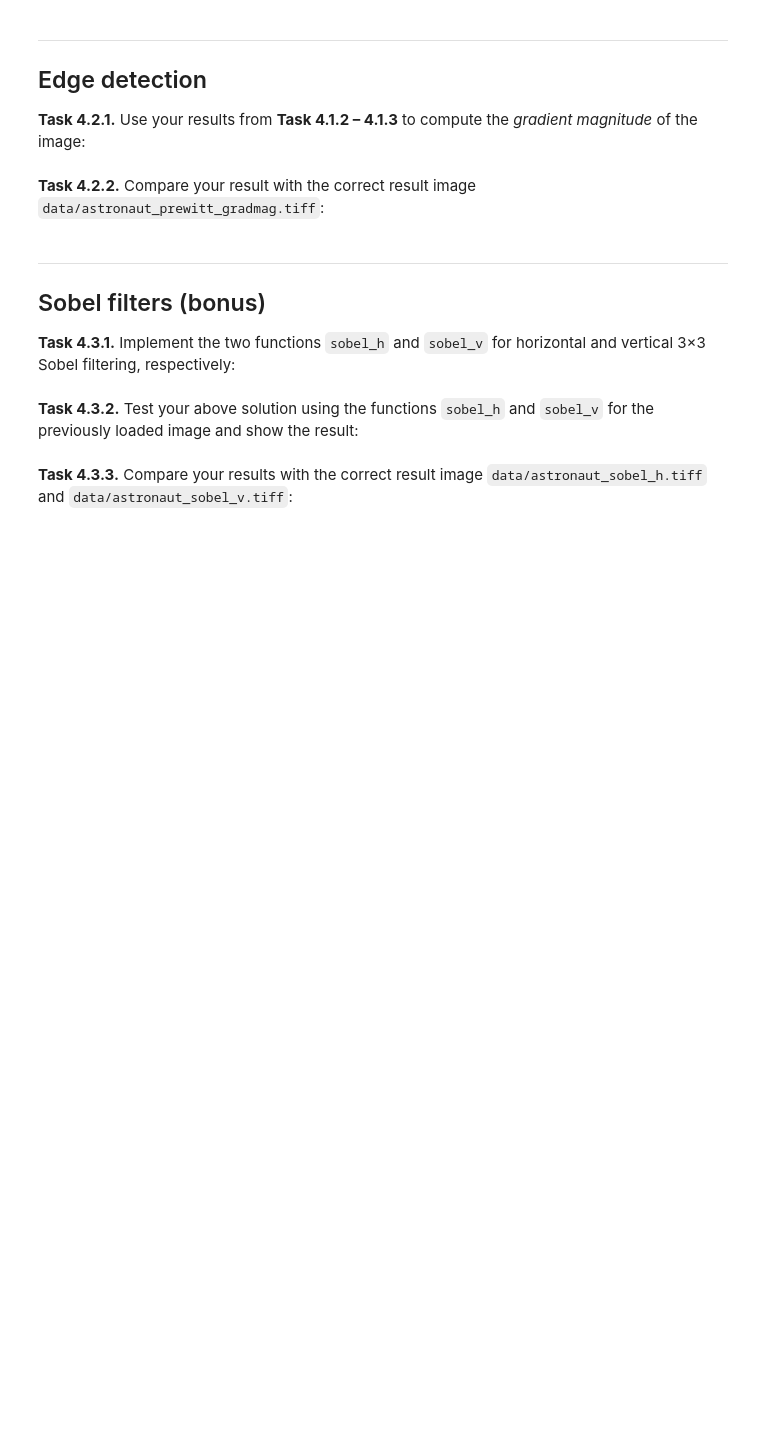
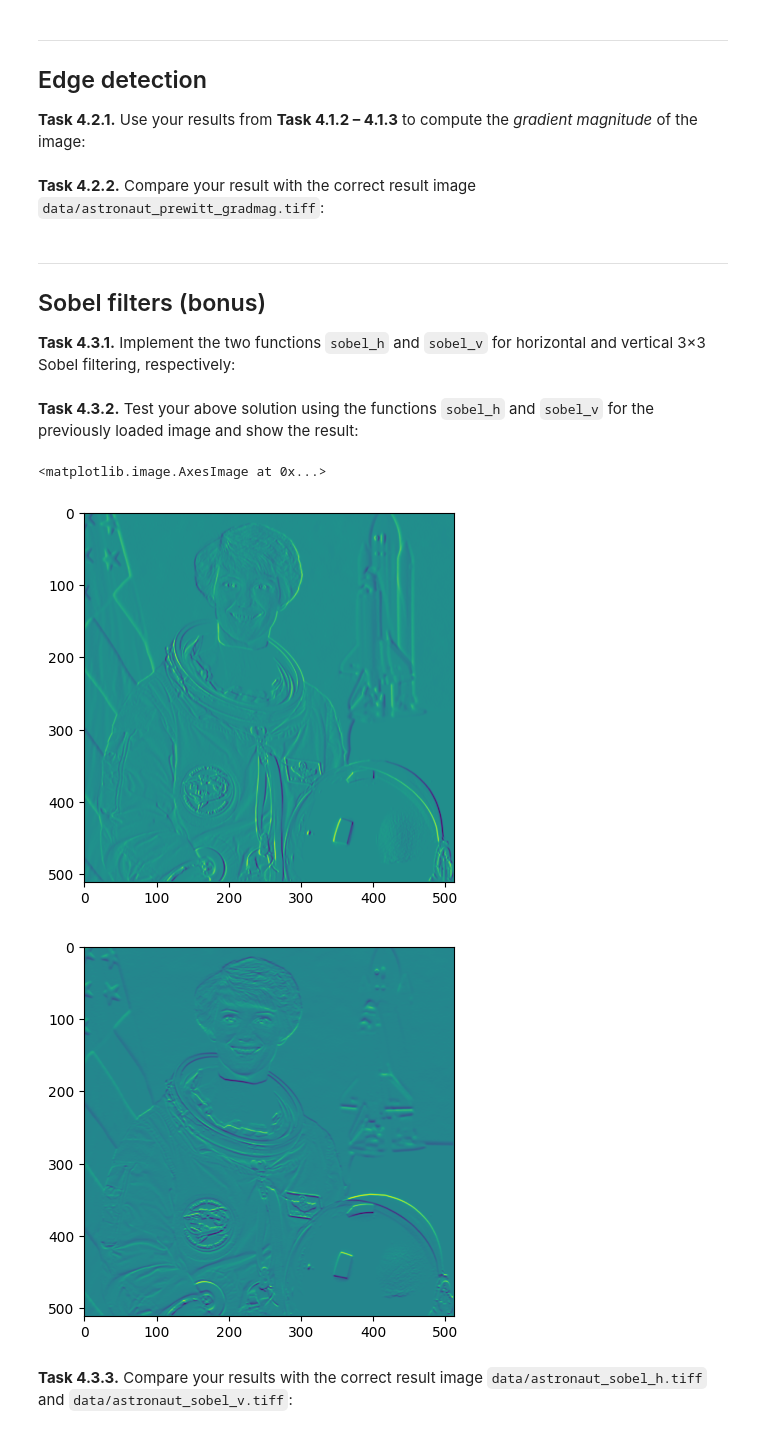
Before and after one commit to johanneska-byte/mobi-fs3-python, a Jupyter notebook: task4.ipynb, the cells around one changed output. Drawn from its saved outputs; the diff is of its cells as text; code cells hidden in the pictures; blank space fills up the shorter version.

```diff
--- a/task4.ipynb
+++ b/task4.ipynb
@@ -127,15 +127,19 @@ def soble_h(img_in):
             for q in np.ndindex(size, size):
                 i = (p[0] + q[0]) - n
                 j = (p[1] + q[1]) - n
-                if q[1] == 2:
+                if q[1] == 2 and q[0] != 1:
                     neighborhood_sum += img_in[i,j]
-
+                elif q[1] == 2 and q[0] == 1:
+                    neighborhood_sum += (2* img_in[i,j])
                 elif q[1] == 1:
                     neighborhood_sum += 0
-                elif q[1] == 0:
+
+                elif q[1] == 0 and q[0] != 1:
                     neighborhood_sum += -img_in[i,j]
+                elif q[1] == 0 and q[0] == 1:
+                    neighborhood_sum += (-2* img_in[i,j])
 
-            result[p] = neighborhood_sum / 6
+            result[p] = neighborhood_sum / 8
 
     return result
 
@@ -150,18 +154,37 @@ def sobel_v(img_in):
             for q in np.ndindex(size, size):
                 i = (p[0] + q[0]) - n
                 j = (p[1] + q[1]) - n
-                if q[0] == 2:
+                if q[0] == 2 and q[1] != 1:
                     neighborhood_sum += img_in[i,j]
 
                 elif q[0] == 1:
                     neighborhood_sum += 0
-                elif q[0] == 0:
+                elif q[0] == 2 and q[1] == 1:
+                    neighborhood_sum += (2* img_in[i,j])
+                elif q[0] == 0 and q[1] != 1:
                     neighborhood_sum += -img_in[i,j]
+                elif q[0] == 0 and q[1] == 1:
+                    neighborhood_sum += (-2* img_in[i,j])
 
-            result[p] = neighborhood_sum / 6
+            result[p] = neighborhood_sum / 8
 
     return result
 # %% [markdown]
 **<a id="#">Task 4.3.2.</a>** Test your above solution using the functions `sobel_h` and `sobel_v` for the previously loaded image and show the result:
+# %%
+img_2 = img.copy()
+img_3 = img.copy()
+img_sh = sobel_h(img_2)
+img_sv = sobel_v(img_3)
+
+plt.figure()
+plt.imshow(img_sh)
+
+plt.figure()
+plt.imshow(img_sv)
+# %% [output]
+<matplotlib.image.AxesImage at 0x...>
+[figure, added]
+[figure, added]
 # %% [markdown]
 **<a id="#">Task 4.3.3.</a>** Compare your results with the correct result image `data/astronaut_sobel_h.tiff` and `data/astronaut_sobel_v.tiff`:
```
Also changed, not shown: parts of 1 cell of this notebook.
